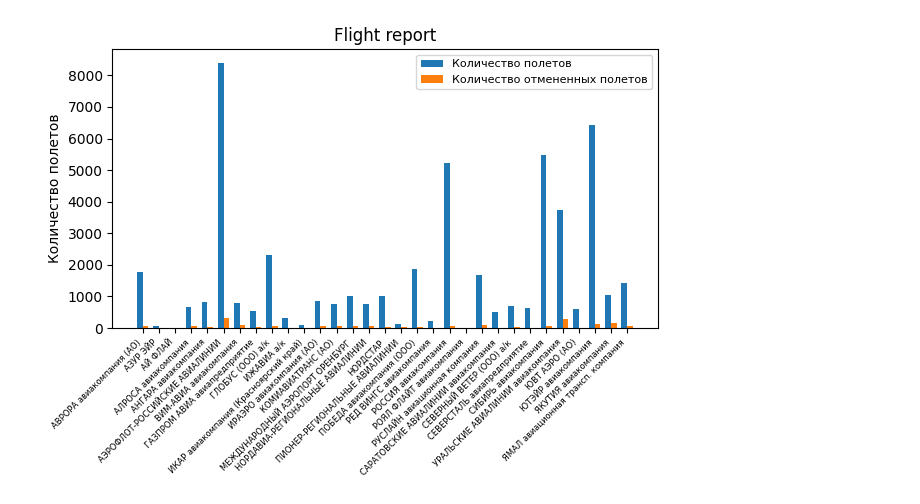
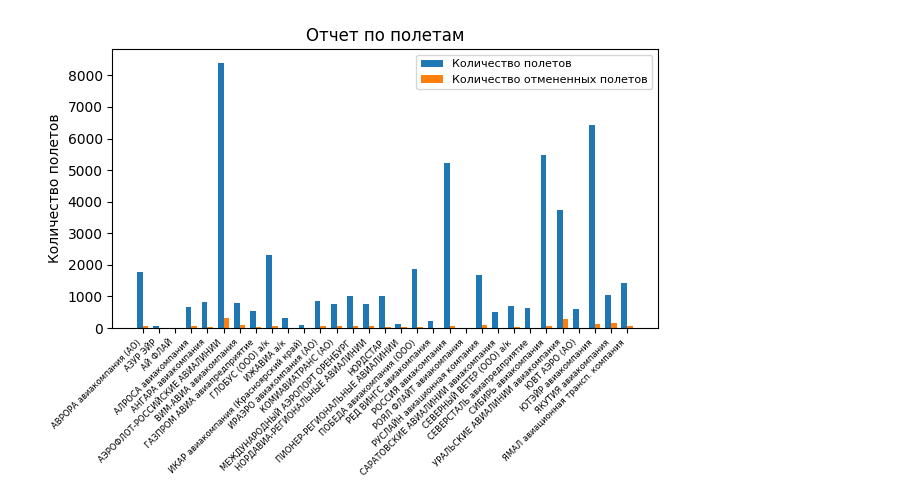
Before and after one commit to SibShaman/PythonStudy, a Jupyter notebook: task.ipynb, the cells around one changed output. Drawn from its saved outputs; the diff is of its cells as text; code cells hidden in the pictures.

```diff
--- a/task.ipynb
+++ b/task.ipynb
@@ -53,23 +57,23 @@ company_list = [name for group in name_company_list for name in group]
 # %%
 x = np.arange(len(company_list))  # the label locations
 width = 0.35  # the width of the bars
 
 fig, ax = plt.subplots()
 rects1 = ax.bar(x - width/2, list_fly, width, label='Количество полетов')
 rects2 = ax.bar(x + width/2, list_no_fly, width, label='Количество отмененных полетов')
 
 
 ax.set_ylabel('Количество полетов')
-ax.set_title('Flight report')
+ax.set_title('Отчет по полетам')
 ax.set_xticks(x, company_list, fontsize=6)
 ax.set_xticklabels(company_list, rotation=45, ha='right')
 ax.legend(fontsize=8)
 
 # ax.bar_label(rects1, padding=50, rotation=90, fontsize=6)
 # ax.bar_label(rects2, padding=50, rotation=90, fontsize=6)
 
 fig.tight_layout()
 
 plt.show()
 # %% [output]
-[figure, old version]
+[figure, new version]
```
Also changed, not shown: parts of 6 cells of this notebook.
